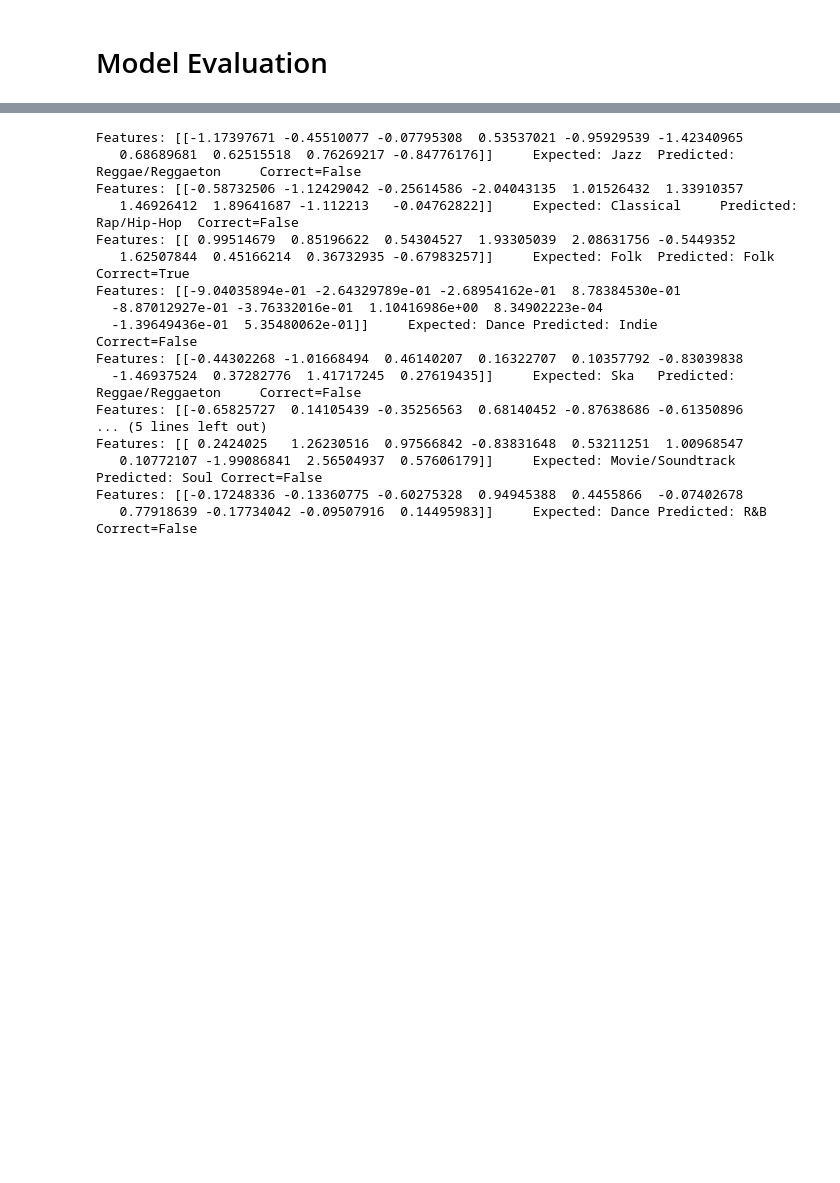
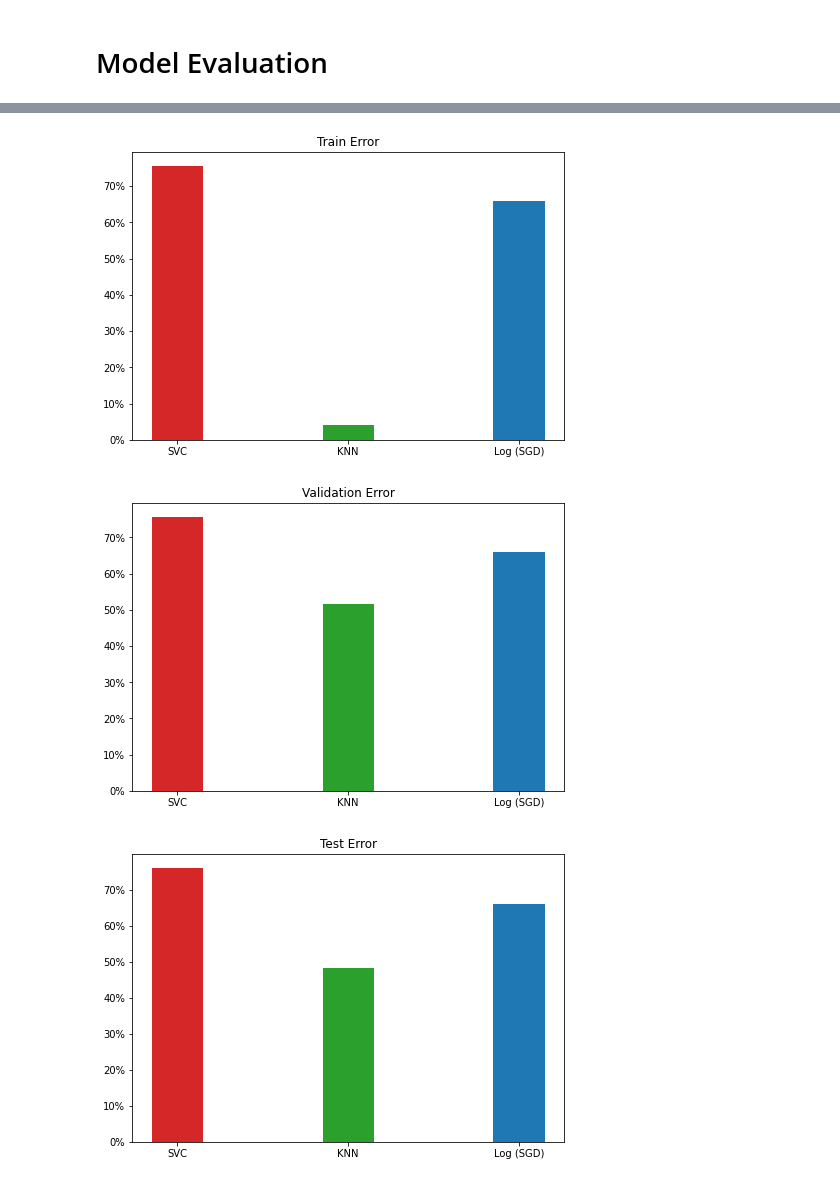
Before and after one commit to bobertoyin/ds4400-project, a Jupyter notebook: report.ipynb, the cells around one changed output, grey strips where cells are left out. Saved outputs shown, nothing was run; the diff lists cells and outputs as text; code cells hidden in the pictures; blank space fills up the shorter version.

Commit message:
Improved training speed, visualized error

```diff
--- a/report.ipynb
+++ b/report.ipynb
@@ -221,24 +221,24 @@ Size of testing set: 25000 / 100000 = 25.00%
 # %%
 # Hyperparameter tuning grids for GridSearchCV, for each model
 SVC_PARAM_GRID = {
-    "C": [0.1, 0.01, 0.001],
+    "C": [0.1, 0.001],
     "class_weight": [None, "balanced"],
-    "kernel": ["linear", "rbf", "sigmoid"],
-    "max_iter": [100, 500],
+    "kernel": ["linear", "rbf"],
+    "max_iter": [100, 500]
 }
 
 KNN_PARAM_GRID = {
     "algorithm": ["ball_tree", "kd_tree"],
     "metric": ["minkowski", "euclidean"],
-    "n_neighbors": [5, 7, 9],
-    "weights": ["uniform", "distance"],
+    "n_neighbors": [7, 9],
+    "weights": ["uniform", "distance"]
 }
 
 SGD_PARAM_GRID = {
-    "alpha": [0.001, 0.01, 1],
+    "alpha": [0.001, 0.01],
     "class_weight": [None, "balanced"],
     "max_iter": [1000],
-    "penalty": ["l2", "elasticnet"],
+    "penalty": ["l2", "elasticnet"]
 }
 # %%
 # Define each model using GridSearchCV for hyperparameter tuning
@@ -287,7 +294,8 @@ def evaluate_model(model, features, target, model_name: str) -> Error:
 
     # GridSearchCV saves training scores in a numpy matrix
     df_cv_results = pd.DataFrame(model.cv_results_)
-    train_err = 1 - df_cv_results[df_cv_results.params == model.best_params_]["mean_train_score"][0]
+    #print(df_cv_results[df_cv_results.params == model.best_params_]["mean_train_score"].iloc[0])
+    train_err = 1 - df_cv_results[df_cv_results.params == model.best_params_]["mean_train_score"].iloc[0]
 
     validation_err = 1 - model.best_score_ # Mean cross-validated score of the optimal estimator
     test_err = 1 - model.score(features, target)  # Score on the testing set
@@ -311,32 +337,18 @@ log_sgd_err = evaluate_model(log_sgd_clf, X_test, Y_test, "Logistic Regression (
-# %%
-# TODO -- Reuse?
-
-integer_genre_mapping = {v:k for k, v in genre_integer_mapping.items()}
-
-# TODO: random KeyErrors when doing random samples 🤨
-def predict_random_samples(x: np.ndarray, y: np.ndarray, count: int) -> None:
-    for index in np.random.choice(len(x), count):
-        features = x[index].reshape(1, -1)
-        expected = y[index]
-        prediction = model.predict(features)
-        print(f"Features: {features}\tExpected: {integer_genre_mapping[expected]}\tPredicted: {integer_genre_mapping[prediction[0]]}\tCorrect={(expected == prediction)[0]}")
-
-predict_random_samples(X_transformed, Y, 10)
-# %% [output]
-Features: [[-1.17397671 -0.45510077 -0.07795308  0.53537021 -0.95929539 -1.42340965
-   0.68689681  0.62515518  0.76269217 -0.84776176]]     Expected: Jazz  Predicted: Reggae/Reggaeton     Correct=False
-Features: [[-0.58732506 -1.12429042 -0.25614586 -2.04043135  1.01526432  1.33910357
-   1.46926412  1.89641687 -1.112213   -0.04762822]]     Expected: Classical     Predicted: Rap/Hip-Hop  Correct=False
-Features: [[ 0.99514679  0.85196622  0.54304527  1.93305039  2.08631756 -0.5449352
-   1.62507844  0.45166214  0.36732935 -0.67983257]]     Expected: Folk  Predicted: Folk Correct=True
-Features: [[-9.04035894e-01 -2.64329789e-01 -2.68954162e-01  8.78384530e-01
-  -8.87012927e-01 -3.76332016e-01  1.10416986e+00  8.34902223e-04
-  -1.39649436e-01  5.35480062e-01]]     Expected: Dance Predicted: Indie        Correct=False
-Features: [[-0.44302268 -1.01668494  0.46140207  0.16322707  0.10357792 -0.83039838
-  -1.46937524  0.37282776  1.41717245  0.27619435]]     Expected: Ska   Predicted: Reggae/Reggaeton     Correct=False
-Features: [[-0.65825727  0.14105439 -0.35256563  0.68140452 -0.87638686 -0.61350896
-... (5 lines left out)
-Features: [[ 0.2424025   1.26230516  0.97566842 -0.83831648  0.53211251  1.00968547
-   0.10772107 -1.99086841  2.56504937  0.57606179]]     Expected: Movie/Soundtrack      Predicted: Soul Correct=False
-Features: [[-0.17248336 -0.13360775 -0.60275328  0.94945388  0.4455866  -0.07402678
-   0.77918639 -0.17734042 -0.09507916  0.14495983]]     Expected: Dance Predicted: R&B  Correct=False
+# %%
+def plot_errors(err_type):
+    ax = plot.figure().add_axes([0,0,1,1])
+    models = ["SVC", "KNN", "Log (SGD)"]
+    vals = [getattr(svc_err, err_type), getattr(knn_err, err_type), getattr(log_sgd_err, err_type)]
+    ax.bar(models,vals, width=0.3, color=["tab:red", "tab:green", "tab:blue"])
+    axis_values = ax.get_yticks()
+    ax.set_yticklabels(['{:,.0%}'.format(y) for y in axis_values])
+    plot.title(err_type.capitalize() + " Error")
+    plot.show()
+
+plot_errors("train")
+plot_errors("validation")
+plot_errors("test")
+# %% [output]
+[figure, added]
+[figure, added]
+[figure, added]
```
Also changed, not shown: parts of 2 cells of this notebook, 17 other files.
